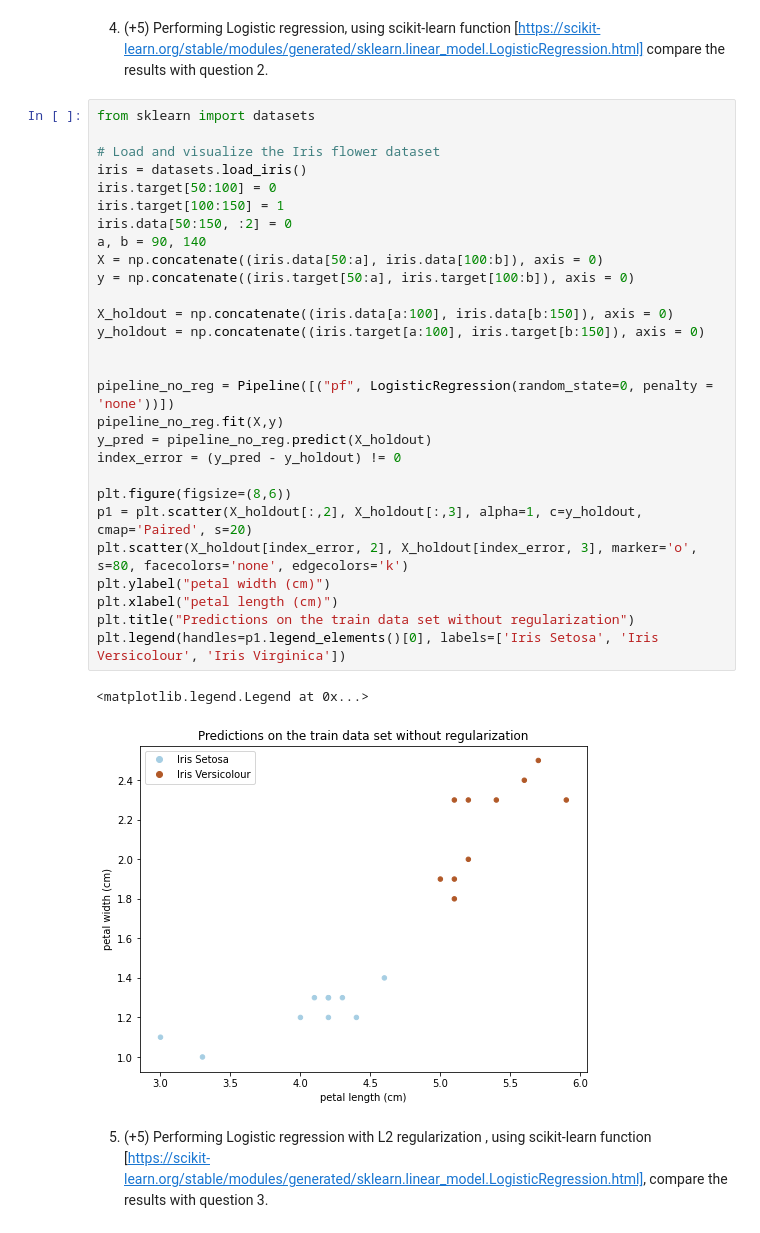
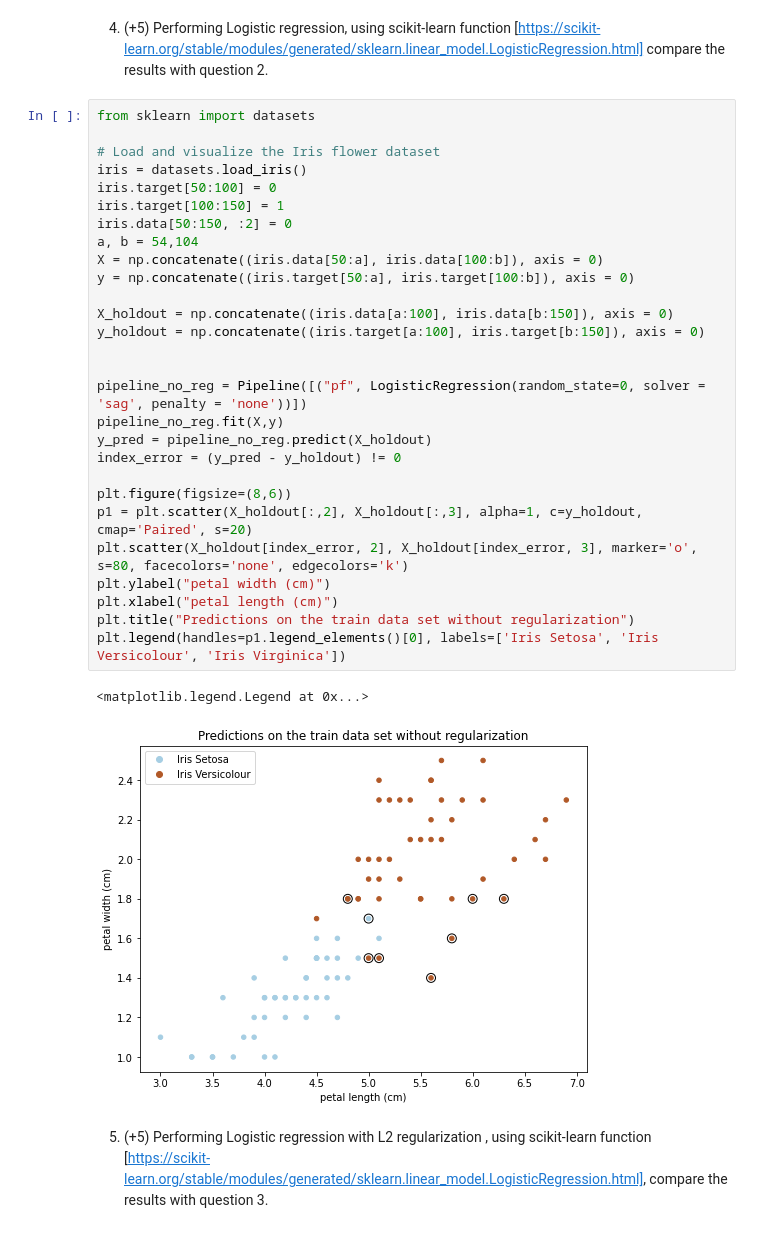
Before and after one commit to nguyenvanhaibk92/Fa22---INTRO-TO-MACHINE-LEARNING, a Jupyter notebook: Assignments_and_Exams/Assignment_2 solutions_final.ipynb, the cells around one changed output. Saved outputs shown, nothing was run; the diff lists cells and outputs as text.

```diff
--- a/Assignments_and_Exams/Assignment_2 solutions_final.ipynb
+++ b/Assignments_and_Exams/Assignment_2 solutions_final.ipynb
@@ -400,34 +450,34 @@ where $\eta_n$ is the learning rate.
 # %%
 from sklearn import datasets
 
 # Load and visualize the Iris flower dataset
 iris = datasets.load_iris()
 iris.target[50:100] = 0
 iris.target[100:150] = 1
 iris.data[50:150, :2] = 0
-a, b = 90, 140
+a, b = 54,104
 X = np.concatenate((iris.data[50:a], iris.data[100:b]), axis = 0)
 y = np.concatenate((iris.target[50:a], iris.target[100:b]), axis = 0)
 
 X_holdout = np.concatenate((iris.data[a:100], iris.data[b:150]), axis = 0)
 y_holdout = np.concatenate((iris.target[a:100], iris.target[b:150]), axis = 0)
 
 
-pipeline_no_reg = Pipeline([("pf", LogisticRegression(random_state=0, penalty = 'none'))])
+pipeline_no_reg = Pipeline([("pf", LogisticRegression(random_state=0, solver = 'sag', penalty = 'none'))])
 pipeline_no_reg.fit(X,y)
 y_pred = pipeline_no_reg.predict(X_holdout)
 index_error = (y_pred - y_holdout) != 0
 
 plt.figure(figsize=(8,6))
 p1 = plt.scatter(X_holdout[:,2], X_holdout[:,3], alpha=1, c=y_holdout, cmap='Paired', s=20)
 plt.scatter(X_holdout[index_error, 2], X_holdout[index_error, 3], marker='o', s=80, facecolors='none', edgecolors='k')
 plt.ylabel("petal width (cm)")
 plt.xlabel("petal length (cm)")
 plt.title("Predictions on the train data set without regularization")
 plt.legend(handles=p1.legend_elements()[0], labels=['Iris Setosa', 'Iris Versicolour', 'Iris Virginica'])
 # %% [output]
 <matplotlib.legend.Legend at 0x...>
-[figure, old version]
+[figure, new version]
 # %% [markdown]
 5. (+5) Performing Logistic regression with L2 regularization , using scikit-learn function [https://scikit-learn.org/stable/modules/generated/sklearn.linear_model.LogisticRegression.html], compare the results with question 3.
 # %%
```
Also changed, not shown: parts of 7 cells of this notebook, 3 other files.
